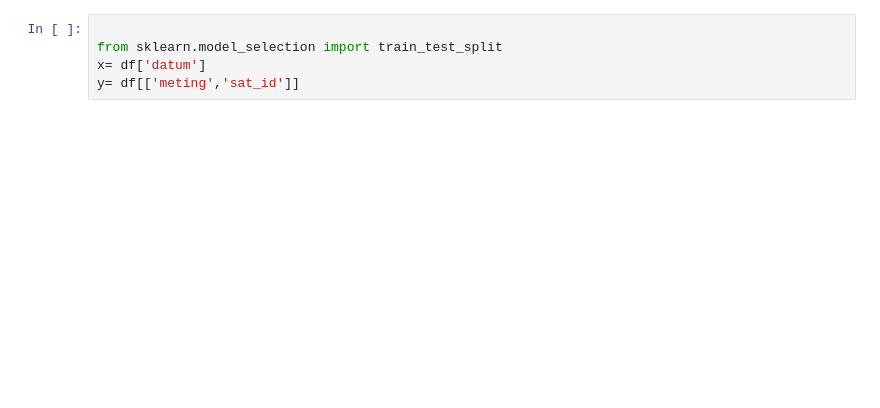
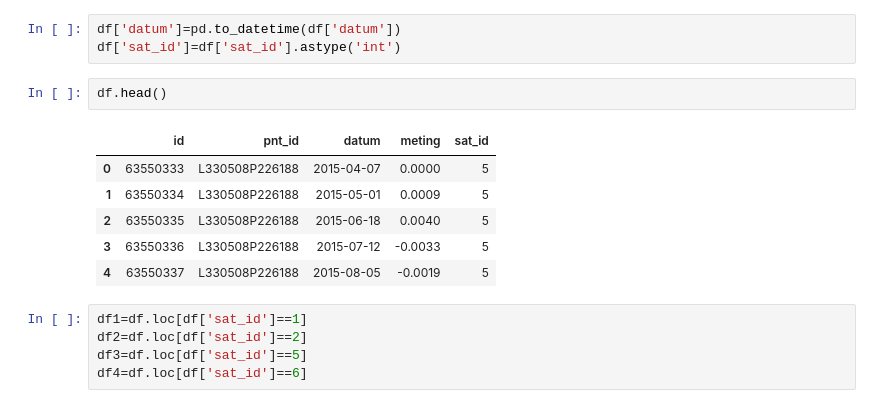
Before and after one commit to Jellybean12/Groepje-C3, a Jupyter notebook: Zoutcavernes Lineaire regressie.ipynb, the cells around one changed output. Drawn from its saved outputs; the diff is of its cells as text; blank space fills up the shorter version.

```diff
--- a/Zoutcavernes Lineaire regressie.ipynb
+++ b/Zoutcavernes Lineaire regressie.ipynb
@@ -156,5 +156,17 @@ memory usage: 6.6+ KB
-# %%
-
-from sklearn.model_selection import train_test_split
-x= df['datum']
-y= df[['meting','sat_id']]
+# %%
+df['datum']=pd.to_datetime(df['datum'])
+df['sat_id']=df['sat_id'].astype('int')
+# %%
+df.head()
+# %% [output]
+|  | id | pnt_id | datum | meting | sat_id |
+| 0 | 63550333 | L330508P226188 | 2015-04-07 | 0.0000 | 5 |
+| 1 | 63550334 | L330508P226188 | 2015-05-01 | 0.0009 | 5 |
+| 2 | 63550335 | L330508P226188 | 2015-06-18 | 0.0040 | 5 |
+| 3 | 63550336 | L330508P226188 | 2015-07-12 | -0.0033 | 5 |
+| 4 | 63550337 | L330508P226188 | 2015-08-05 | -0.0019 | 5 |
+# %%
+df1=df.loc[df['sat_id']==1]
+df2=df.loc[df['sat_id']==2]
+df3=df.loc[df['sat_id']==5]
+df4=df.loc[df['sat_id']==6]
```
Also changed, not shown: parts of 13 cells of this notebook, 2 other files.
